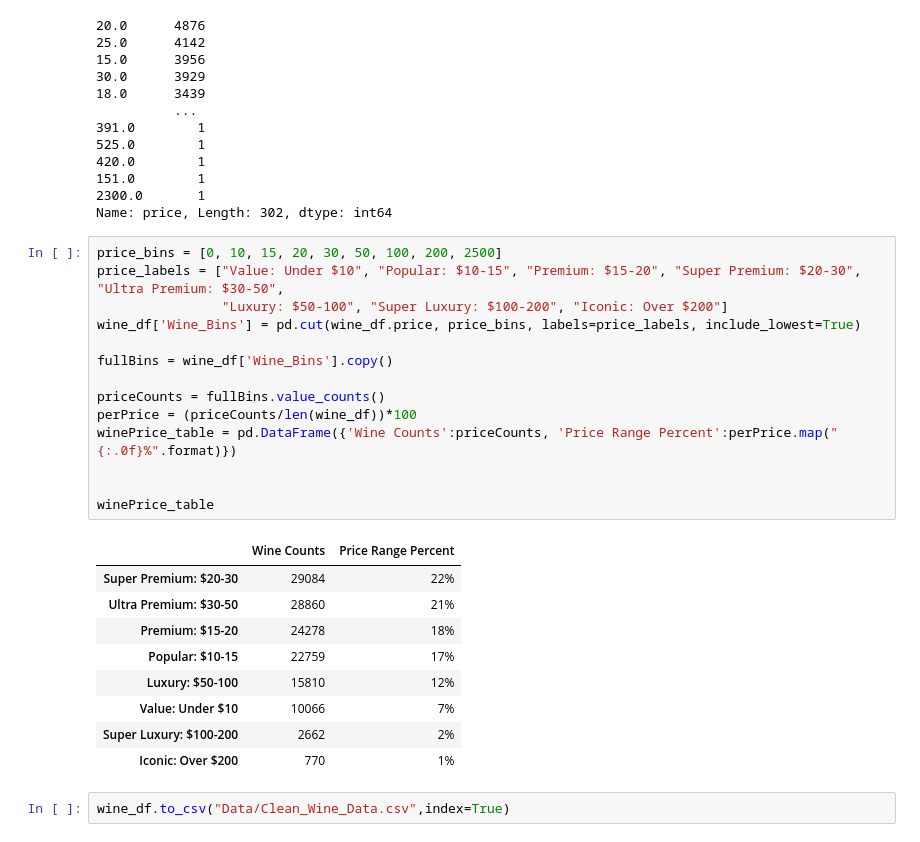
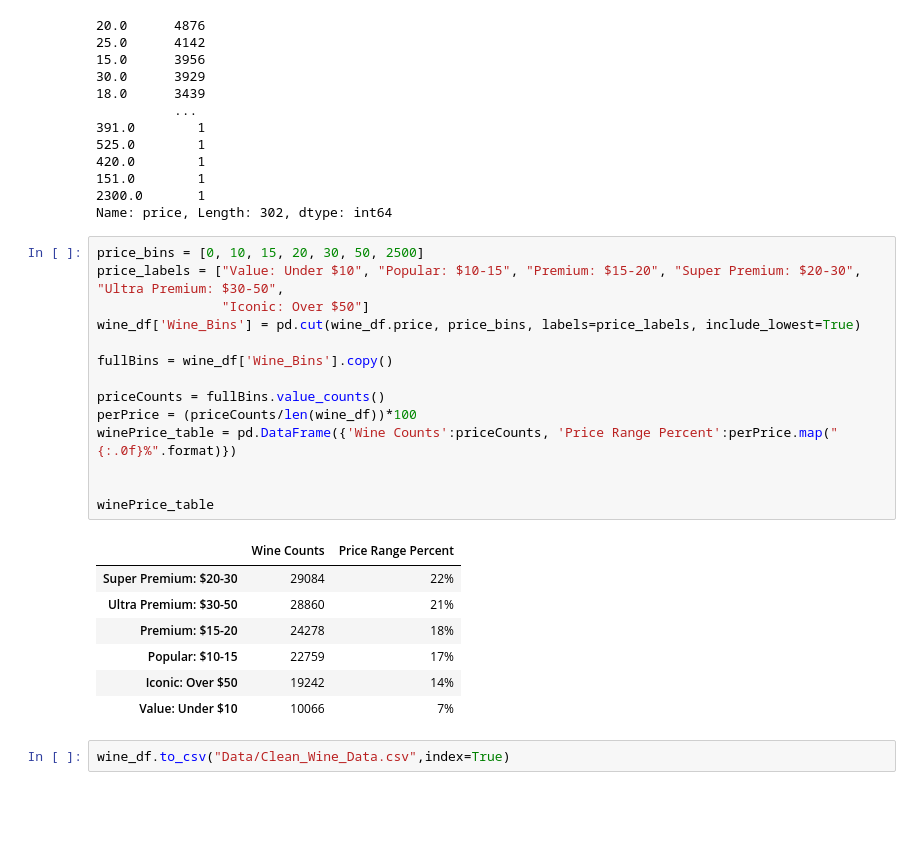
Before and after one commit to poojanagrecha/Wine-Prediction-Analysis, a Jupyter notebook: Wine_EDA_2.0.ipynb, the cells around one changed output. Saved outputs shown, nothing was run; the diff lists cells and outputs as text; blank space fills up the shorter version.

```diff
--- a/Wine_EDA_2.0.ipynb
+++ b/Wine_EDA_2.0.ipynb
@@ -126,28 +126,26 @@ red_Wine.price.value_counts()
 2300.0       1
 Name: price, Length: 302, dtype: int64
 # %%
-price_bins = [0, 10, 15, 20, 30, 50, 100, 200, 2500]
+price_bins = [0, 10, 15, 20, 30, 50, 2500]
 price_labels = ["Value: Under $10", "Popular: $10-15", "Premium: $15-20", "Super Premium: $20-30", "Ultra Premium: $30-50",
-                "Luxury: $50-100", "Super Luxury: $100-200", "Iconic: Over $200"]
+                "Iconic: Over $50"]
 wine_df['Wine_Bins'] = pd.cut(wine_df.price, price_bins, labels=price_labels, include_lowest=True)
 
 fullBins = wine_df['Wine_Bins'].copy()
 
 priceCounts = fullBins.value_counts()
 perPrice = (priceCounts/len(wine_df))*100
 winePrice_table = pd.DataFrame({'Wine Counts':priceCounts, 'Price Range Percent':perPrice.map("{:.0f}%".format)})
 
 
 winePrice_table
 # %% [output]
 |  | Wine Counts | Price Range Percent |
 | Super Premium: $20-30 | 29084 | 22% |
 | Ultra Premium: $30-50 | 28860 | 21% |
 | Premium: $15-20 | 24278 | 18% |
 | Popular: $10-15 | 22759 | 17% |
-| Luxury: $50-100 | 15810 | 12% |
+| Iconic: Over $50 | 19242 | 14% |
 | Value: Under $10 | 10066 | 7% |
-| Super Luxury: $100-200 | 2662 | 2% |
-| Iconic: Over $200 | 770 | 1% |
 # %%
 wine_df.to_csv("Data/Clean_Wine_Data.csv",index=True)
```
Also changed, not shown: 4 other files.
